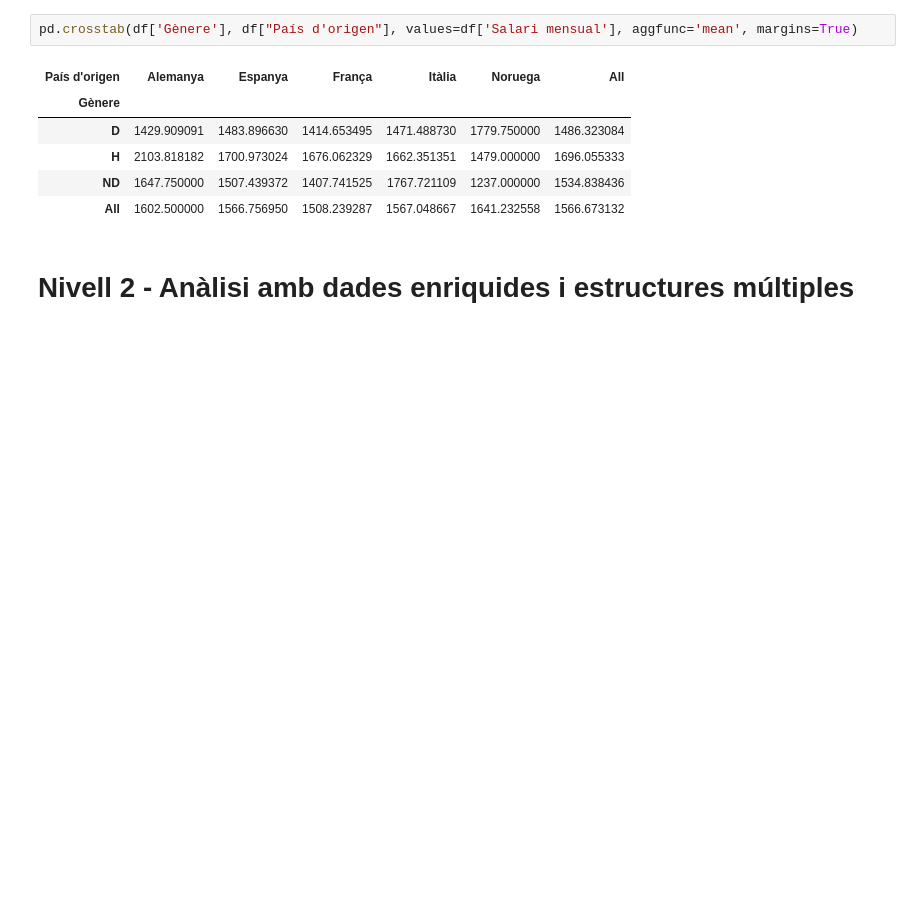
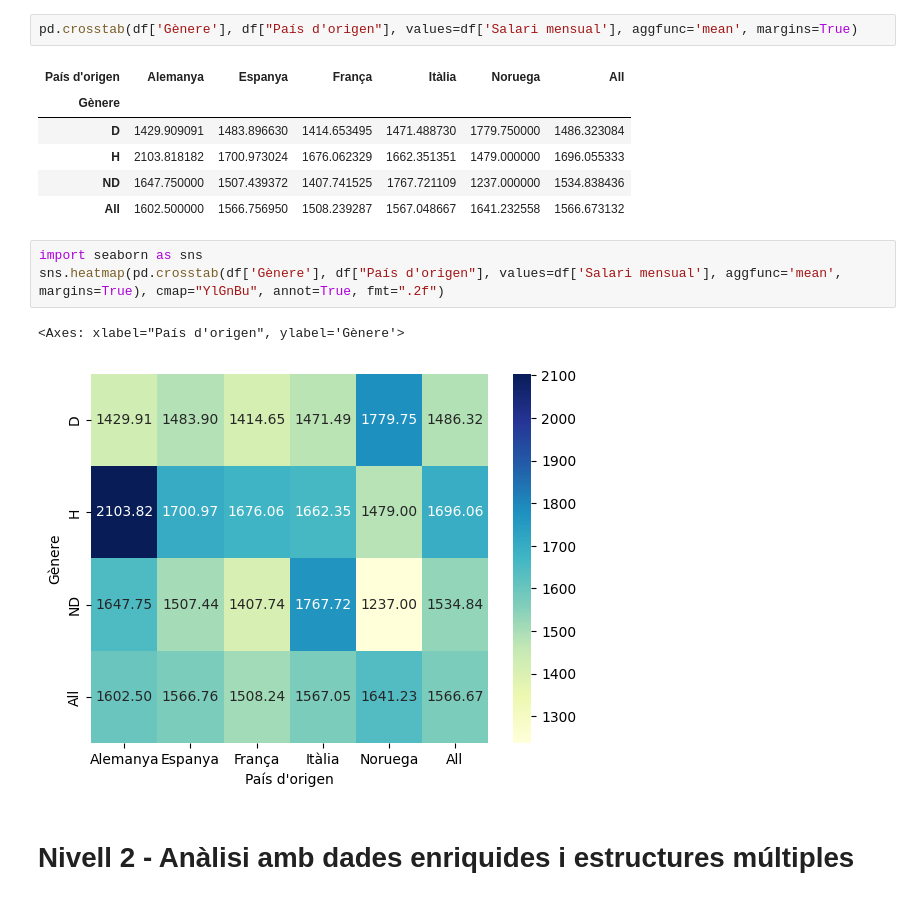
Before and after one commit to roser740/Data-Analytics, a Jupyter notebook: TASQUES S8/TS8_01_roser_carrera.ipynb, the cells around one changed output. Cells and saved outputs as stored; diff of their text form; blank space fills up the shorter version.

```diff
--- a/TASQUES S8/TS8_01_roser_carrera.ipynb
+++ b/TASQUES S8/TS8_01_roser_carrera.ipynb
@@ -843,6 +843,12 @@ pd.crosstab(df['Gènere'], df["País d'origen"], values=df['Salari mensual'], ag
 | H | 2103.818182 | 1700.973024 | 1676.062329 | 1662.351351 | 1479.000000 | 1696.055333 |
 | ND | 1647.750000 | 1507.439372 | 1407.741525 | 1767.721109 | 1237.000000 | 1534.838436 |
 | All | 1602.500000 | 1566.756950 | 1508.239287 | 1567.048667 | 1641.232558 | 1566.673132 |
+# %%
+import seaborn as sns
+sns.heatmap(pd.crosstab(df['Gènere'], df["País d'origen"], values=df['Salari mensual'], aggfunc='mean', margins=True), cmap="YlGnBu", annot=True, fmt=".2f")
+# %% [output]
+<Axes: xlabel="País d'origen", ylabel='Gènere'>
+[figure, added]
 # %% [markdown]
 # **Nivell 2 - Anàlisi amb dades enriquides i estructures múltiples**
 # %% [markdown]
```
Also changed, not shown: parts of 6 cells of this notebook.
